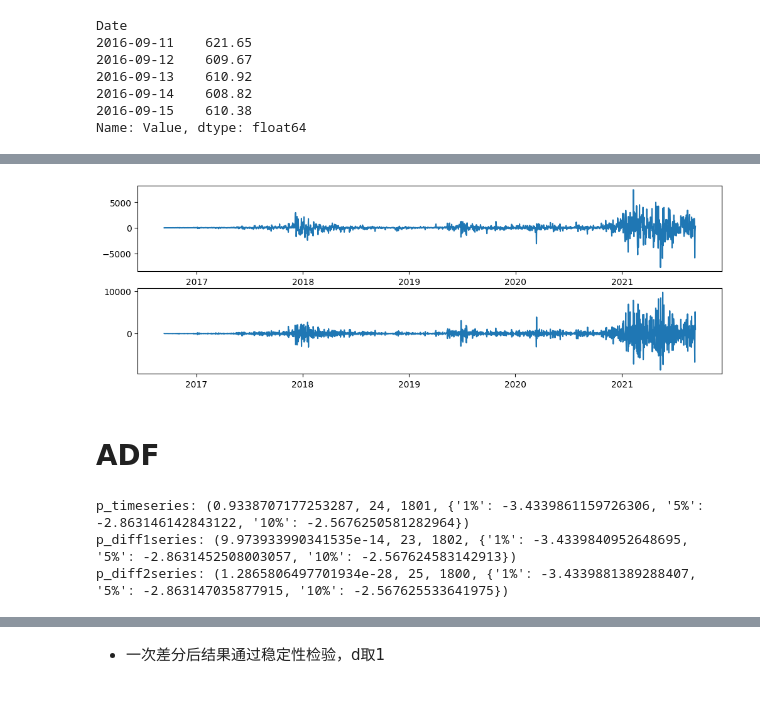
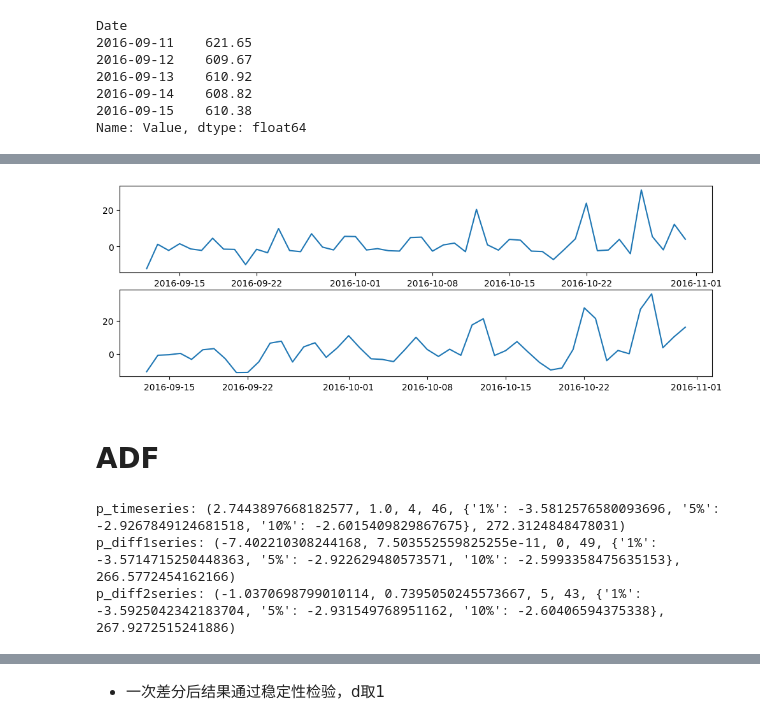
Before and after one commit to AidCheng/MCM-C, a Jupyter notebook: problem_c.ipynb, the cells around one changed output, grey strips where cells are left out. Cells and saved outputs as stored; diff of their text form; code cells hidden in the pictures; blank space fills up the shorter version.

```diff
--- a/problem_c.ipynb
+++ b/problem_c.ipynb
@@ -68,8 +67,8 @@ Date
 Name: Value, dtype: float64
 # %%
 # 划分训练集 / 测试集
-train = sub.loc['2016':'2020']
-pred = sub.loc['2020':'2021']
+train = sub.loc['2016-09':'2016-10']
+pred = sub.loc['2016-10':'2022']
 # 查看训练集的时间 / 数据
 plt.figure(figsize=(12,6))
 plt.plot(train, linewidth = 1, color= 'b')
@@ -81,19 +97,21 @@ plt.show()
 # %%
  # 差分
+data_diff1 = train.diff(1).dropna()
+data_diff2 = train.diff(2).dropna()
 data['diff_1'] = data['Value'].diff(1)
 data['diff_2'] = data['diff_1'].diff(1)
 # %%
 fig = plt.figure(figsize=(12,6))
 
 ax1 = fig.add_subplot(312)
-ax1.plot(data['diff_1'])
+ax1.plot(data_diff1)
 
 ax2 = fig.add_subplot(313)
-ax2.plot(data['diff_2'])
+ax2.plot(data_diff2)
 
 plt.show()
 # %% [output]
-[figure, old version]
+[figure, new version]
 # %% [markdown]
 # ADF
 # %%
@@ -103,17 +121,18 @@ from statsmodels.tsa.seasonal import seasonal_decompose
 from statsmodels.tsa.stattools import adfuller as ADF
 
 #计算原始序列，一阶差分，二阶差分序列的单位根检验结果
-data['diff_1'] = data['diff_1'].fillna(0) #填补缺失值
-data['diff_2'] = data['diff_2'].fillna(0)
+data_diff1 = data_diff1.fillna(0) #填补缺失值
+data_diff2 = data_diff2.fillna(0)
 
-timeseries_adf = ADF(data['Value'])
-timeseries_diff1_adf = ADF(data['diff_1'])
-timeseries_diff2_adf = ADF(data['diff_2'])
+timeseries_adf = ADF(train)
+timeseries_diff1_adf = ADF(data_diff1)
+timeseries_diff2_adf = ADF(data_diff2)
 
-print("p_timeseries:", timeseries_adf[1:5])
-print("p_diff1series:", timeseries_diff1_adf[1:5])
-print("p_diff2series:", timeseries_diff2_adf[1:5])
+print("p_timeseries:", timeseries_adf)
+print("p_diff1series:", timeseries_diff1_adf)
+print("p_diff2series:", timeseries_diff2_adf)
+# Choose d=1
 # %% [output]
-p_timeseries: (0.9338707177253287, 24, 1801, {'1%': -3.4339861159726306, '5%': -2.863146142843122, '10%': -2.5676250581282964})
-p_diff1series: (9.973933990341535e-14, 23, 1802, {'1%': -3.4339840952648695, '5%': -2.8631452508003057, '10%': -2.567624583142913})
-p_diff2series: (1.2865806497701934e-28, 25, 1800, {'1%': -3.4339881389288407, '5%': -2.863147035877915, '10%': -2.567625533641975})
+p_timeseries: (2.7443897668182577, 1.0, 4, 46, {'1%': -3.5812576580093696, '5%': -2.9267849124681518, '10%': -2.6015409829867675}, 272.3124848478031)
+p_diff1series: (-7.402210308244168, 7.503552559825255e-11, 0, 49, {'1%': -3.5714715250448363, '5%': -2.922629480573571, '10%': -2.5993358475635153}, 266.5772454162166)
+p_diff2series: (-1.0370698799010114, 0.7395050245573667, 5, 43, {'1%': -3.5925042342183704, '5%': -2.931549768951162, '10%': -2.60406594375338}, 267.9272515241886)
```
Also changed, not shown: parts of 15 cells of this notebook.
